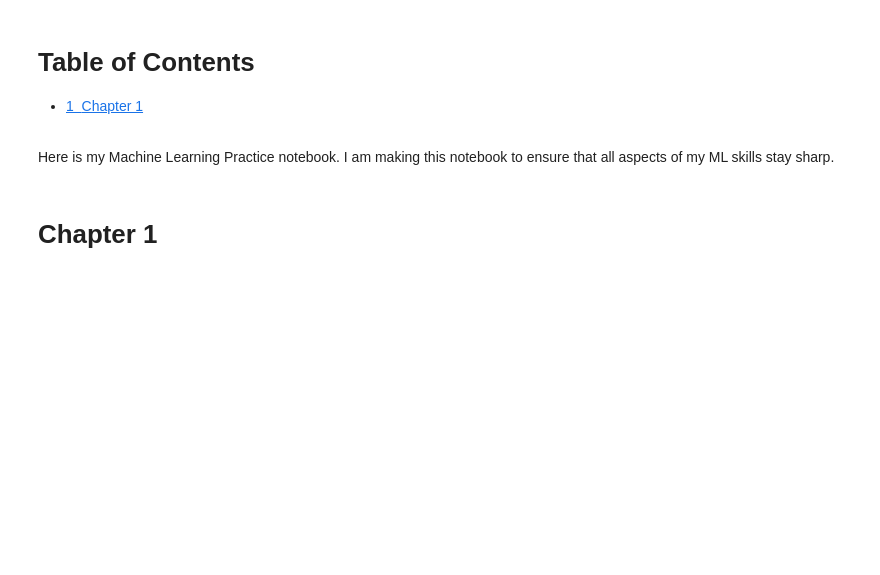
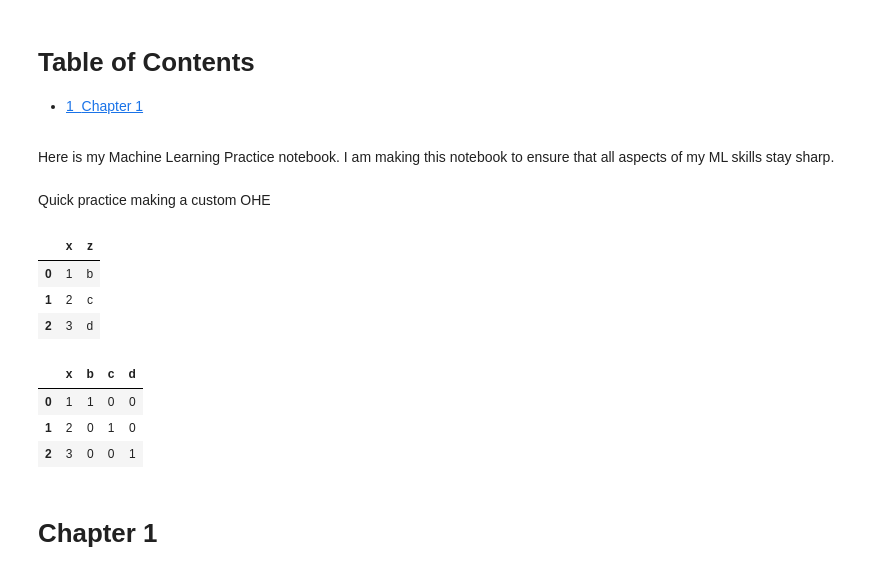
Before and after one commit to mduncan23/ML_Practice, a Jupyter notebook: ML_Practice.ipynb, the cells around one changed output. Cells and saved outputs as stored; diff of their text form; code cells hidden in the pictures; blank space fills up the shorter version.

Commit message:
custom ohe

```diff
--- a/ML_Practice.ipynb
+++ b/ML_Practice.ipynb
@@ -11,6 +11,37 @@ import pandas as pd
 from IPython.display import display_pretty
 
 %matplotlib notebook
+# %% [markdown]
+Quick practice making a custom OHE
+# %%
+df = pd.DataFrame({'x':[1,2,3], 'z':['b','c','d']})
+df
+# %% [output]
+|  | x | z |
+| 0 | 1 | b |
+| 1 | 2 | c |
+| 2 | 3 | d |
+# %%
+def custom_ohe(df, cols):
+    '''
+    Input a dataframe and a list of the columns to OHE.
+    Return new dataframe with ohe columns.
+    '''
+    new_df = df.copy()
+    for col in cols:
+        unique_vals = np.unique(df[col])
+        for unique in unique_vals:
+            new_df[unique] = (new_df[col] == unique).astype(int)
+        new_df.drop(col, axis=1, inplace=True)
+    return new_df
+# %%
+ohe_df = custom_ohe(df, ['z'])
+ohe_df
+# %% [output]
+|  | x | b | c | d |
+| 0 | 1 | 1 | 0 | 0 |
+| 1 | 2 | 0 | 1 | 0 |
+| 2 | 3 | 0 | 0 | 1 |
 # %% [markdown]
 # Chapter 1
 # %% [markdown]
```
